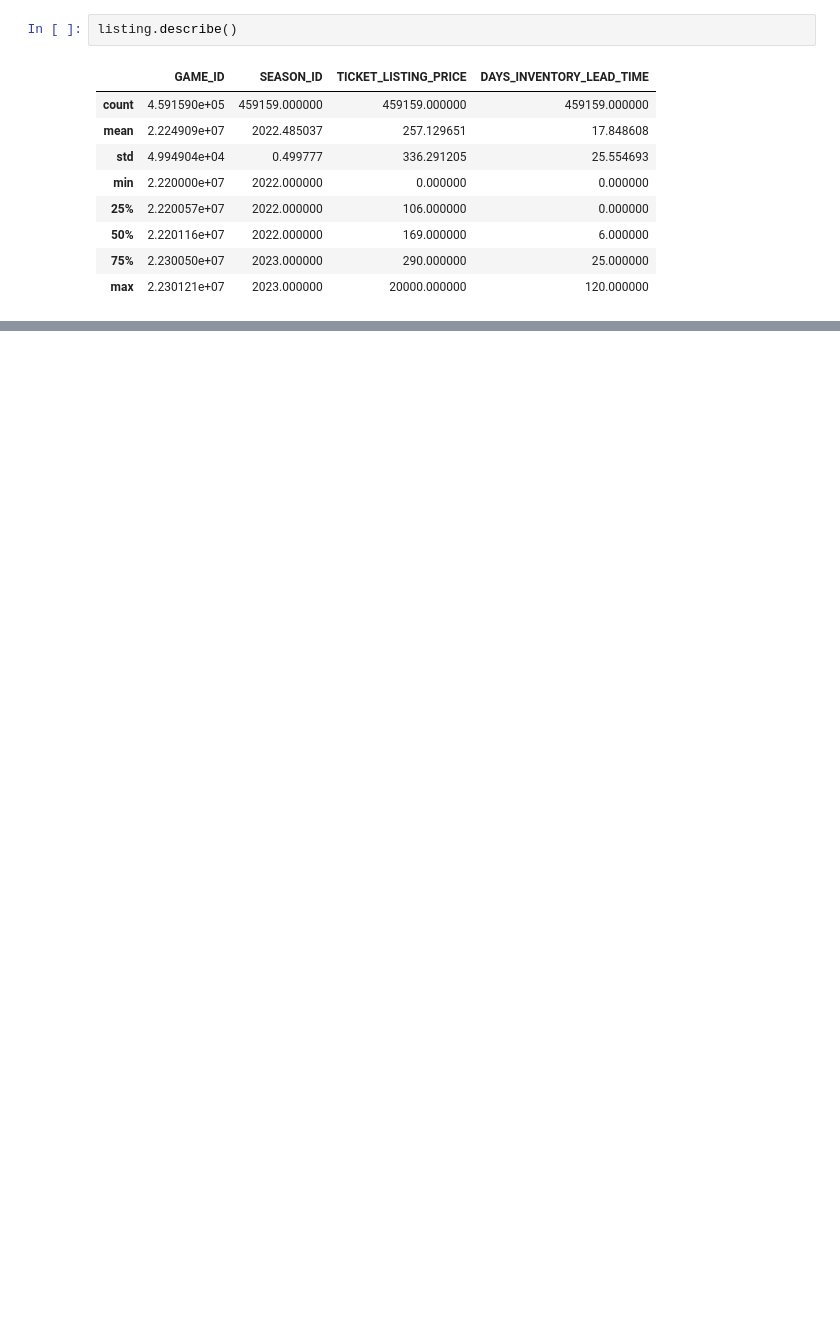
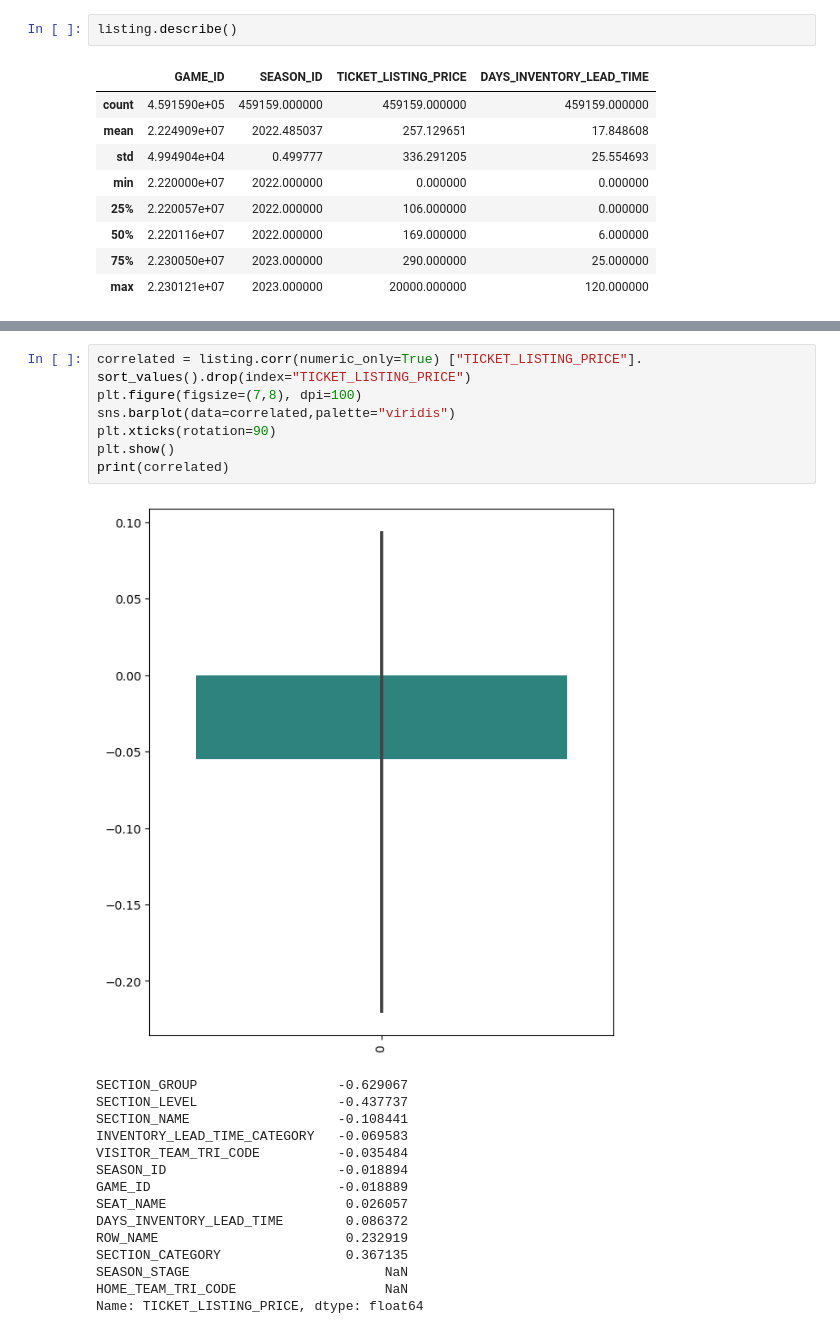
Before and after one commit to asnyder613/NBA_Seating, a Jupyter notebook: NBA_Capstone.ipynb, the cells around one changed output, grey strips where cells are left out. Saved outputs shown, nothing was run; the diff lists cells and outputs as text; blank space fills up the shorter version.

```diff
--- a/NBA_Capstone.ipynb
+++ b/NBA_Capstone.ipynb
@@ -53,0 +134,23 @@ profile.to_notebook_iframe()
+# %%
+correlated = listing.corr(numeric_only=True) ["TICKET_LISTING_PRICE"]. sort_values().drop(index="TICKET_LISTING_PRICE")
+plt.figure(figsize=(7,8), dpi=100)
+sns.barplot(data=correlated,palette="viridis")
+plt.xticks(rotation=90)
+plt.show()
+print(correlated)
+# %% [output]
+[figure, added]
+SECTION_GROUP                  -0.629067
+SECTION_LEVEL                  -0.437737
+SECTION_NAME                   -0.108441
+INVENTORY_LEAD_TIME_CATEGORY   -0.069583
+VISITOR_TEAM_TRI_CODE          -0.035484
+SEASON_ID                      -0.018894
+GAME_ID                        -0.018889
+SEAT_NAME                       0.026057
+DAYS_INVENTORY_LEAD_TIME        0.086372
+ROW_NAME                        0.232919
+SECTION_CATEGORY                0.367135
+SEASON_STAGE                         NaN
+HOME_TEAM_TRI_CODE                   NaN
+Name: TICKET_LISTING_PRICE, dtype: float64
```
Also changed, not shown: parts of 18 cells of this notebook.
